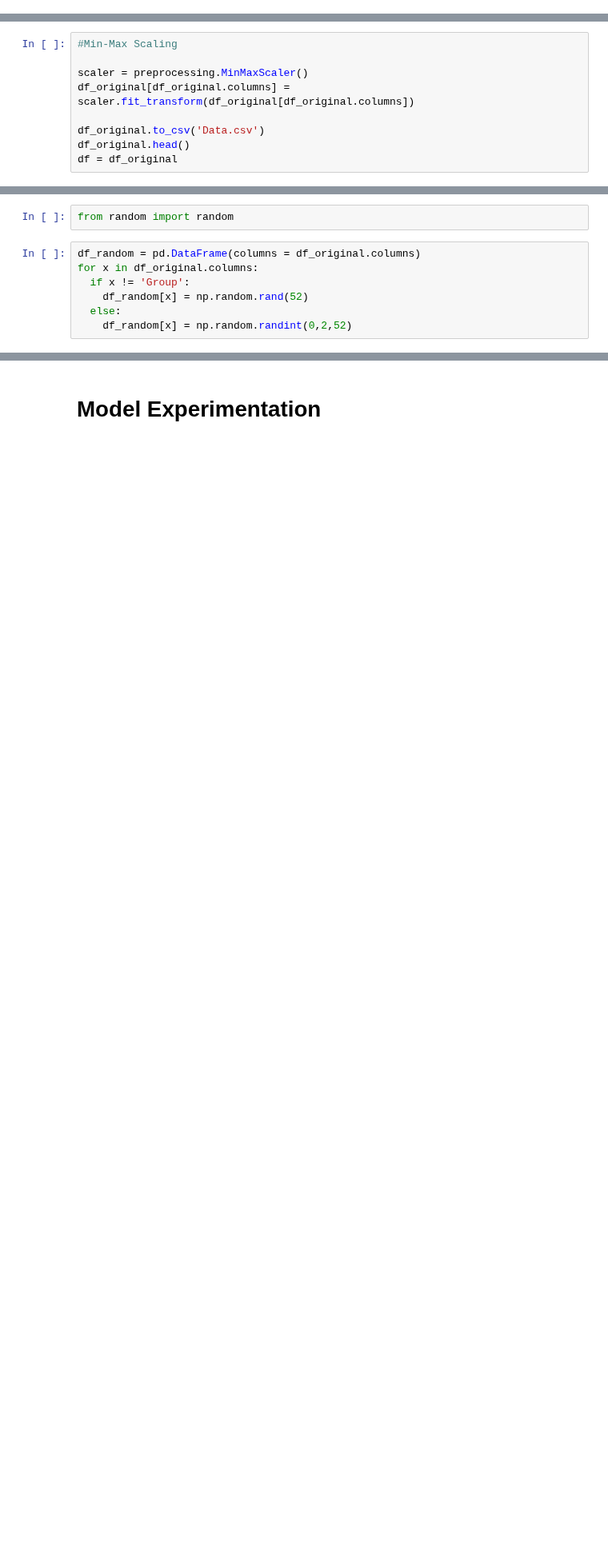
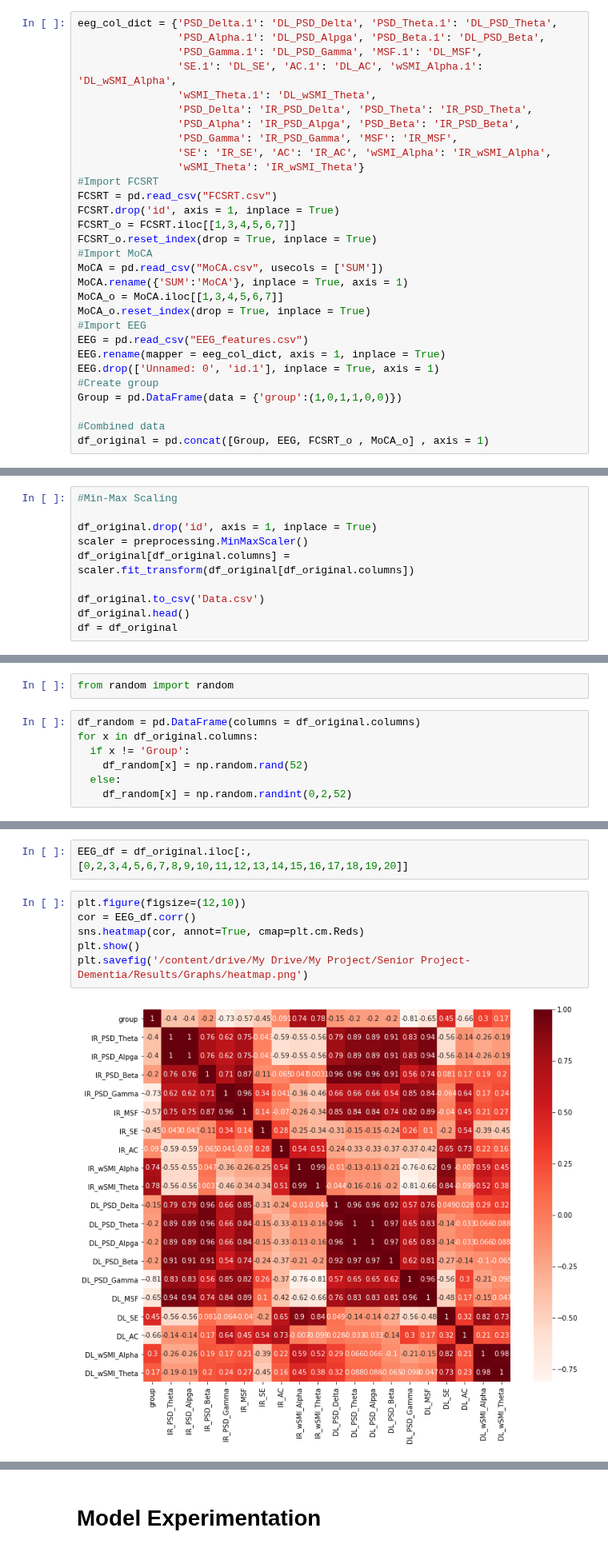
Before and after one commit to Sirabhop/Preclinical-AD-EEG-classification, a Jupyter notebook: Machine_Learning_Modeling.ipynb, the cells around one changed output, grey strips where cells are left out. Shown at 80% size. Cells and saved outputs as stored; diff of their text form; blank space fills up the shorter version.

```diff
--- a/Machine_Learning_Modeling.ipynb
+++ b/Machine_Learning_Modeling.ipynb
@@ -56,6 +63,36 @@ df_original.drop('id', axis = 1, inplace=True)
 df_original['group'] = df_original['group'].astype('category')
 
 df_original.head()
+# %%
+eeg_col_dict = {'PSD_Delta.1': 'DL_PSD_Delta', 'PSD_Theta.1': 'DL_PSD_Theta',
+                'PSD_Alpha.1': 'DL_PSD_Alpga', 'PSD_Beta.1': 'DL_PSD_Beta',
+                'PSD_Gamma.1': 'DL_PSD_Gamma', 'MSF.1': 'DL_MSF',
+                'SE.1': 'DL_SE', 'AC.1': 'DL_AC', 'wSMI_Alpha.1': 'DL_wSMI_Alpha',
+                'wSMI_Theta.1': 'DL_wSMI_Theta',
+                'PSD_Delta': 'IR_PSD_Delta', 'PSD_Theta': 'IR_PSD_Theta',
+                'PSD_Alpha': 'IR_PSD_Alpga', 'PSD_Beta': 'IR_PSD_Beta',
+                'PSD_Gamma': 'IR_PSD_Gamma', 'MSF': 'IR_MSF',
+                'SE': 'IR_SE', 'AC': 'IR_AC', 'wSMI_Alpha': 'IR_wSMI_Alpha',
+                'wSMI_Theta': 'IR_wSMI_Theta'}
+#Import FCSRT
+FCSRT = pd.read_csv("FCSRT.csv")
+FCSRT.drop('id', axis = 1, inplace = True)
+FCSRT_o = FCSRT.iloc[[1,3,4,5,6,7]]
+FCSRT_o.reset_index(drop = True, inplace = True)
+#Import MoCA
+MoCA = pd.read_csv("MoCA.csv", usecols = ['SUM'])
+MoCA.rename({'SUM':'MoCA'}, inplace = True, axis = 1)
+MoCA_o = MoCA.iloc[[1,3,4,5,6,7]]
+MoCA_o.reset_index(drop = True, inplace = True)
+#Import EEG
+EEG = pd.read_csv("EEG_features.csv")
+EEG.rename(mapper = eeg_col_dict, axis = 1, inplace = True)
+EEG.drop(['Unnamed: 0', 'id.1'], inplace = True, axis = 1)
+#Create group
+Group = pd.DataFrame(data = {'group':(1,0,1,1,0,0)})
+
+#Combined data
+df_original = pd.concat([Group, EEG, FCSRT_o , MoCA_o] , axis = 1)
 # %% [markdown]
 # **Data Preprocessing**
 # %% [markdown]
@@ -65,6 +102,7 @@ from sklearn import preprocessing
 # %%
 #Min-Max Scaling
 
+df_original.drop('id', axis = 1, inplace = True)
 scaler = preprocessing.MinMaxScaler()
 df_original[df_original.columns] = scaler.fit_transform(df_original[df_original.columns])
 
@@ -96,0 +141,10 @@ df.tail()
+# %%
+EEG_df = df_original.iloc[:,[0,2,3,4,5,6,7,8,9,10,11,12,13,14,15,16,17,18,19,20]]
+# %%
+plt.figure(figsize=(12,10))
+cor = EEG_df.corr()
+sns.heatmap(cor, annot=True, cmap=plt.cm.Reds)
+plt.show()
+plt.savefig('/content/drive/My Drive/My Project/Senior Project-Dementia/Results/Graphs/heatmap.png')
+# %% [output]
+[figure, added]
```
Also changed, not shown: parts of 12 cells of this notebook.
